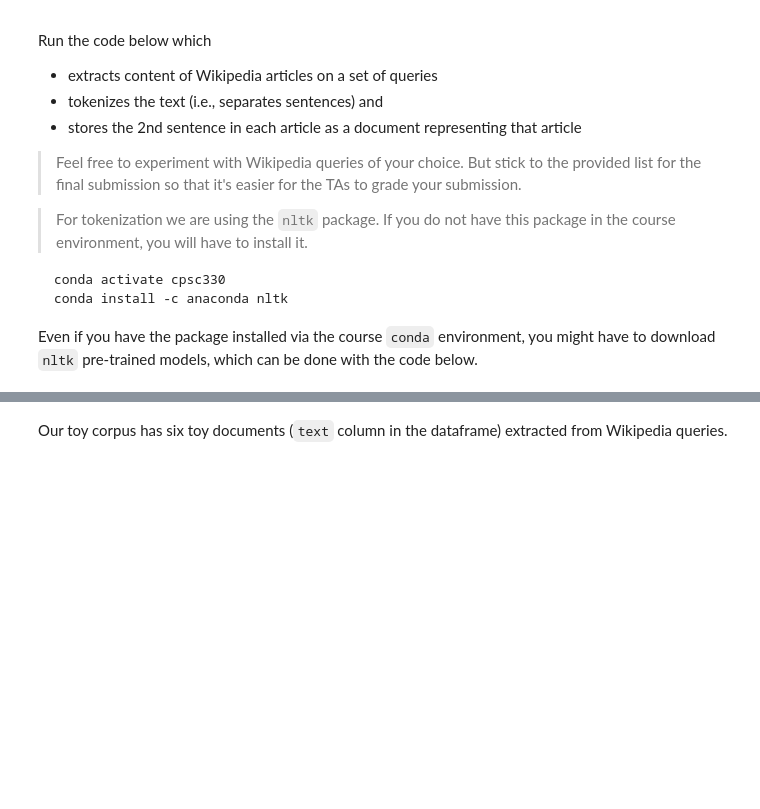
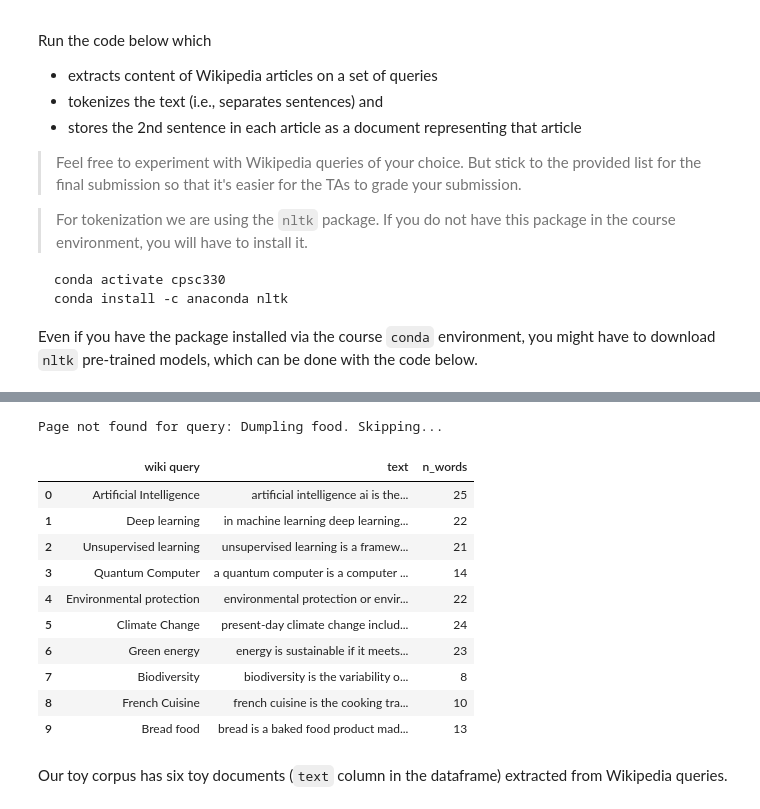
Before and after one commit to ZhaoJohnny/CPSC330-, a Jupyter notebook: assignment6/hw6_exercise_1.ipynb, the cells around one changed output, grey strips where cells are left out. Cells and saved outputs as stored; diff of their text form; code cells hidden in the pictures; blank space fills up the shorter version.

```diff
--- a/assignment6/hw6_exercise_1.ipynb
+++ b/assignment6/hw6_exercise_1.ipynb
@@ -99,5 +110,6 @@ nltk.download('punkt_tab')
 # %%
 import wikipedia
+wikipedia.wikipedia.USER_AGENT = "CPSC330-homework (jzhao19@student.ubc.ca)"
 import string
 from nltk.tokenize import sent_tokenize, word_tokenize
 
@@ -111,33 +123,46 @@ queries = [
     "Green energy",
     "Biodiversity",
     "French Cuisine",
     "Bread food",
     "Dumpling food",
 ]
 wiki_dict = {"wiki query": [], "text": [], "n_words": []}
 remove_tokens = list(string.punctuation) + ['``', '’', '`', 'br', '"', "”", "''", "'s", "(", ")", "[", "]"]
 
 # Running this code might take some time.
 for query in queries:
     try:
         # Attempt to fetch the page content
         page_content = wikipedia.page(query).content
     except wikipedia.exceptions.PageError:
         print(f"Page not found for query: {query}. Skipping...")
         continue
     except wikipedia.exceptions.DisambiguationError as e:
         print(f"Query: {query} led to a disambiguation page. Choosing the first option: {e.options[0]}")
         page_content = wikipedia.page(e.options[0]).content
 
     text = sent_tokenize(page_content)[0]
     tokenized = word_tokenize(text)
     text_pp = [token.lower() for token in tokenized if token.lower() not in remove_tokens]
     wiki_dict["n_words"].append(len(text_pp))
     wiki_dict["text"].append(" ".join(text_pp))
     wiki_dict["wiki query"].append(query)
 
 wiki_df = pd.DataFrame(wiki_dict)
 wiki_df
+# %% [output]
+Page not found for query: Dumpling food. Skipping...
+|  | wiki query | text | n_words |
+| 0 | Artificial Intelligence | artificial intelligence ai is the... | 25 |
+| 1 | Deep learning | in machine learning deep learning... | 22 |
+| 2 | Unsupervised learning | unsupervised learning is a framew... | 21 |
+| 3 | Quantum Computer | a quantum computer is a computer ... | 14 |
+| 4 | Environmental protection | environmental protection or envir... | 22 |
+| 5 | Climate Change | present-day climate change includ... | 24 |
+| 6 | Green energy | energy is sustainable if it meets... | 23 |
+| 7 | Biodiversity | biodiversity is the variability o... | 8 |
+| 8 | French Cuisine | french cuisine is the cooking tra... | 10 |
+| 9 | Bread food | bread is a baked food product mad... | 13 |
 # %% [markdown]
 Our toy corpus has six toy documents (`text` column in the dataframe) extracted from Wikipedia queries.
 # %% [markdown]
```
Also changed, not shown: parts of 35 cells of this notebook, 1 other file.
